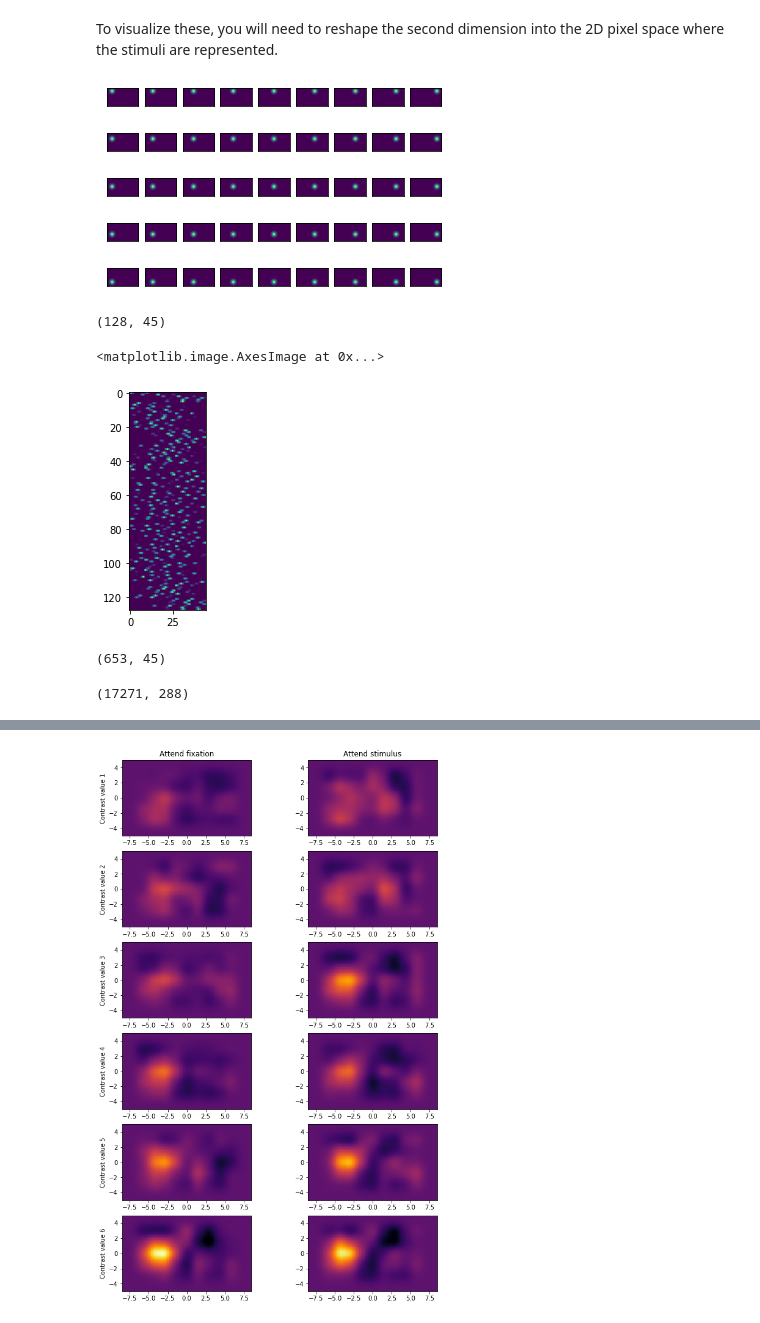
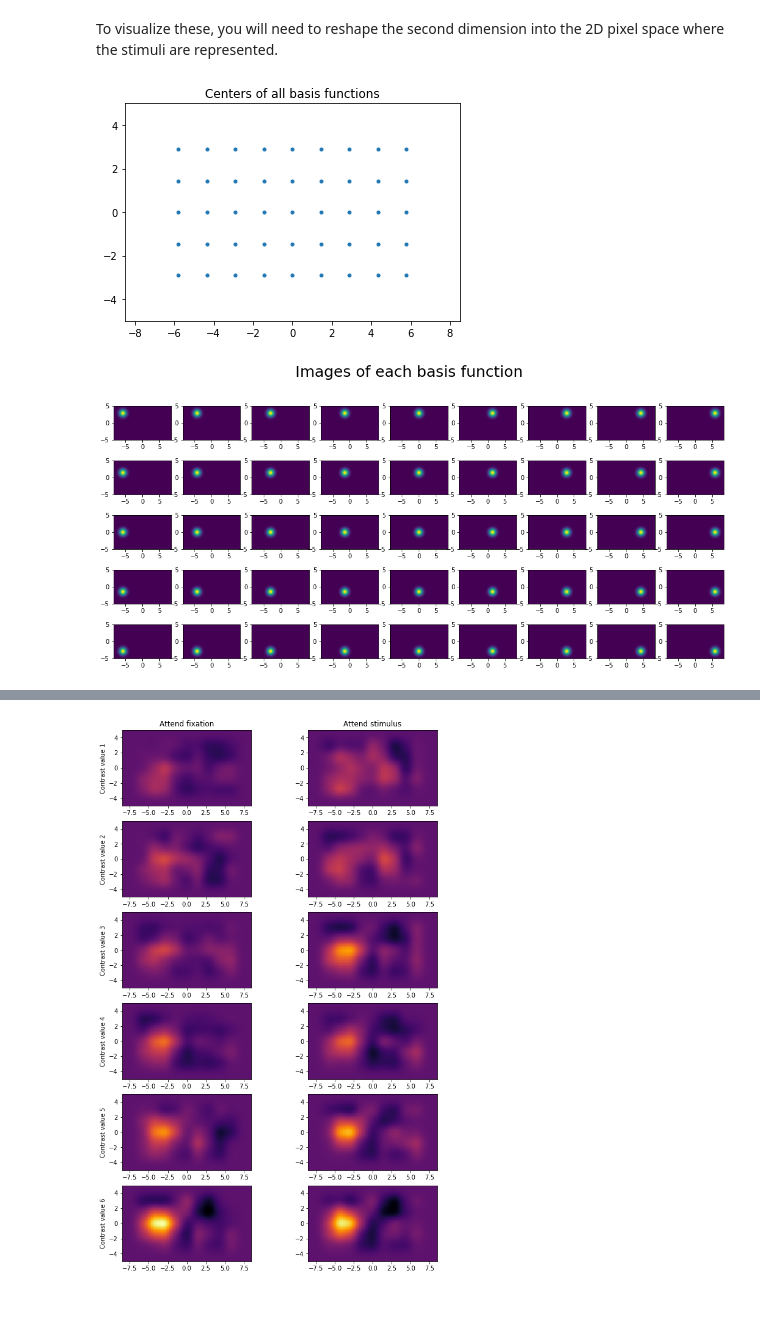
Before and after one commit to brainiak/brainiak, a Jupyter notebook: examples/reconstruct/iem2d_example.ipynb, the cells around one changed output, grey strips where cells are left out. Saved outputs shown, nothing was run; the diff lists cells and outputs as text; code cells hidden in the pictures.

Commit message:
removed unnecessary bits in the notebook. added TODOs for the text

```diff
--- a/examples/reconstruct/iem2d_example.ipynb
+++ b/examples/reconstruct/iem2d_example.ipynb
@@ -43,9 +36,7 @@ stimx, stimy = [-17/2, 17/2], [-5, 5]
 stim_res = [171, 101]
 npixels = stim_res[0] * stim_res[1]
 stim_size = 1.449
-# chanx, chany = [-6, 6], [-3, 3]
-chanx = np.array([-4, 4]) * stim_size
-chany = np.array([-2, 2]) * stim_size
+chanx, chany = [-6, 6], [-3, 3]
 # %%
 iem_obj = iem.InvertedEncoding2D(stim_xlim=stimx, stim_ylim=stimy,
                                  stimulus_resolution=stim_res,
@@ -76,16 +54,22 @@ plt.plot(basis_centers[:, 0], basis_centers[:, 1], '.')
 # %% [markdown]
 To visualize these, you will need to reshape the second dimension into the 2D pixel space where the stimuli are represented.
 # %%
-# TODO: prettify the plots
-f, ax = plt.subplots(n_channels[1], n_channels[0])
+plt.plot(basis_centers[:, 0], basis_centers[:, 1], '.')
+plt.title('Centers of all basis functions')
+plt.xlim(stimx)
+plt.ylim(stimy)
+plt.show()
+
+f, ax = plt.subplots(n_channels[1], n_channels[0], figsize=[18, 8])
 i = 0
 for ii in range(n_channels[1]):
     for jj in range(n_channels[0]):
         ax[ii, jj].imshow(basis_fcns[i, :].reshape(stim_res[1],
-                                                   stim_res[0]))
-        ax[ii, jj].axes.get_xaxis().set_visible(False)
-        ax[ii, jj].axes.get_yaxis().set_visible(False)
+                                                   stim_res[0]),
+                          extent=[stimx[0], stimx[1], stimy[0], stimy[1]])
         i += 1
+plt.suptitle('Images of each basis function', fontsize=25)
 plt.show()
 # %% [output]
-[figure, old version]
+[figure, new version]
+[figure, added]
@@ -95,32 +75,0 @@ plt.show()
-# %%
-# nobs = 100
-# sx = np.linspace(-6, 6, 10) #np.random.randint(0, high=12, size=(nobs, 1)) - 6
-# sy = np.linspace(-3, 3, 10) #np.random.randint(0, high=6, size=(nobs, 1)) - 3
-# sxx, syy = np.meshgrid(sx, sy)
-# ydata = np.hstack((sxx.reshape(-1, 1), syy.reshape(-1, 1)))
-
-C = iem_obj._define_trial_activations(trn_conds)
-print(C.shape)
-# %% [output]
-(128, 45)
-# %%
-plt.imshow(C)
-# %% [output]
-<matplotlib.image.AxesImage at 0x...>
-[figure, removed]
-# %%
-# nvox = 1000
-# X = np.zeros((nobs, nvox))
-# for i, l in enumerate(np.linspace(-1, 1, 10)):
-#     X[i*10:i*10+10, :] = np.random.normal(loc=l, scale=1.5,
-#                                     size=(10, nvox))
-iem_obj = iem_obj.fit(trn, trn_conds)
-
-print(iem_obj.W_.shape)
-# %% [output]
-(653, 45)
-# %%
-stim_reconstructions = iem_obj.predict_feature_responses(tst)
-print(stim_reconstructions.shape)
-# %% [output]
-(17271, 288)
```
Also changed, not shown: parts of 14 cells of this notebook.
